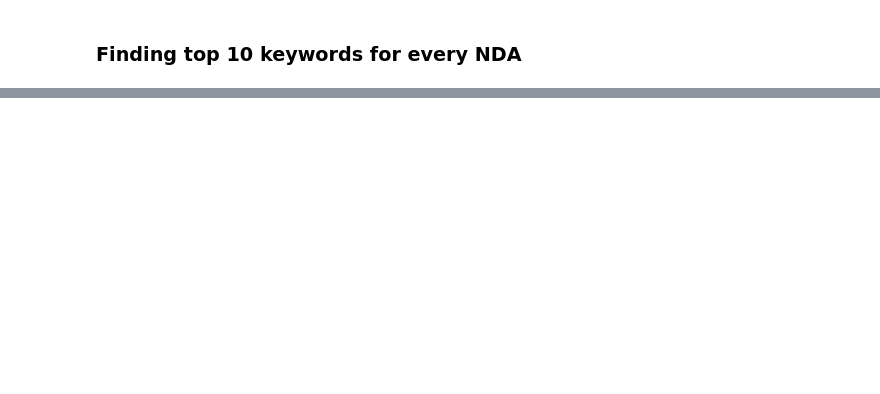
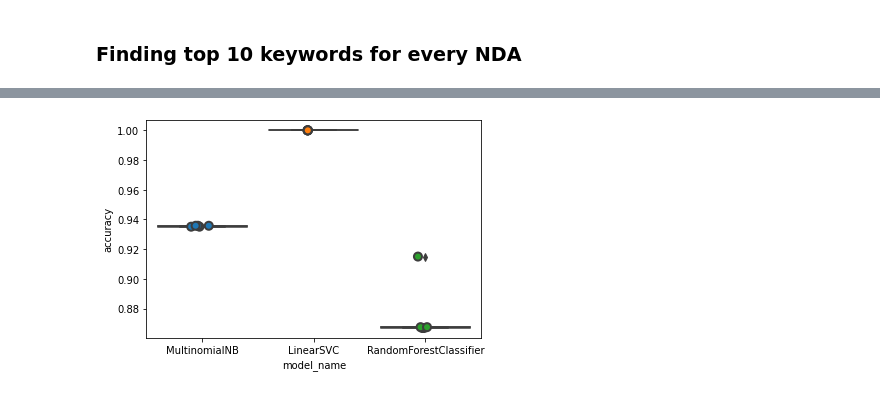
Before and after one commit to sidvsukhi/Text-Summarization-of-T-C, a Jupyter notebook: Project_ContractNLI.ipynb, the cells around one changed output, grey strips where cells are left out. Saved outputs shown, nothing was run; the diff lists cells and outputs as text; code cells hidden in the pictures; blank space fills up the shorter version.

```diff
--- a/Project_ContractNLI.ipynb
+++ b/Project_ContractNLI.ipynb
@@ -500,0 +601,20 @@ print(accuracy_score(y_test, y_pred))
+# %%
+from sklearn.model_selection import cross_val_score
+
+entries = []
+
+models = [clf, model3]
+mod_1 = [clf, model2, model3]
+
+for model in mod_1:
+  model_name = model.__class__.__name__
+  accuracies = cross_val_score(model, X_train_tfidf, y_train, scoring='accuracy', cv=5)
+  for fold_idx, accuracy in enumerate(accuracies):
+    entries.append((model_name, fold_idx, accuracy))
+cv_df = pd.DataFrame(entries, columns=['model_name', 'fold_idx', 'accuracy'])
+sns.boxplot(x='model_name', y='accuracy', data=cv_df)
+sns.stripplot(x='model_name', y='accuracy', data=cv_df,
+              size=8, jitter=True, edgecolor="gray", linewidth=2)
+plt.show()
+# %% [output]
+[figure, added]
```
Also changed, not shown: parts of 57 cells of this notebook.
